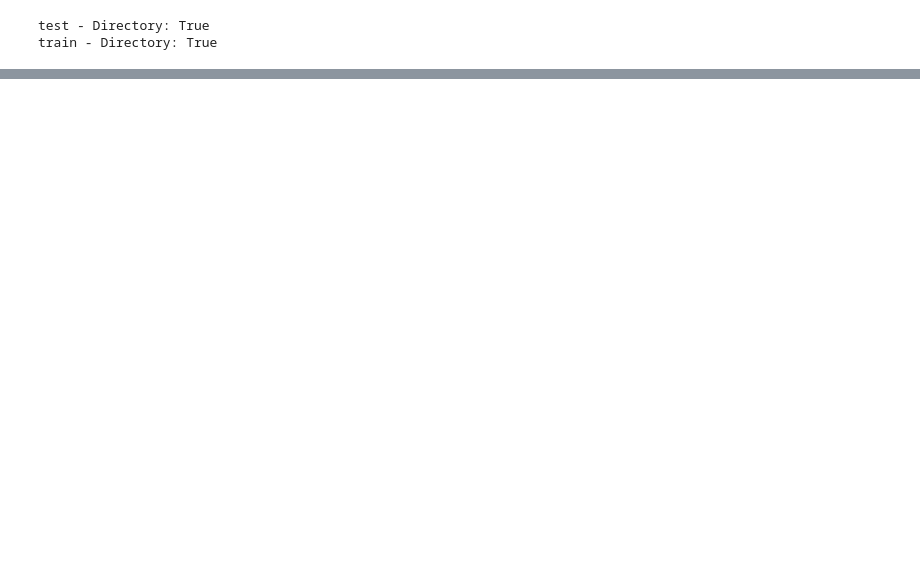
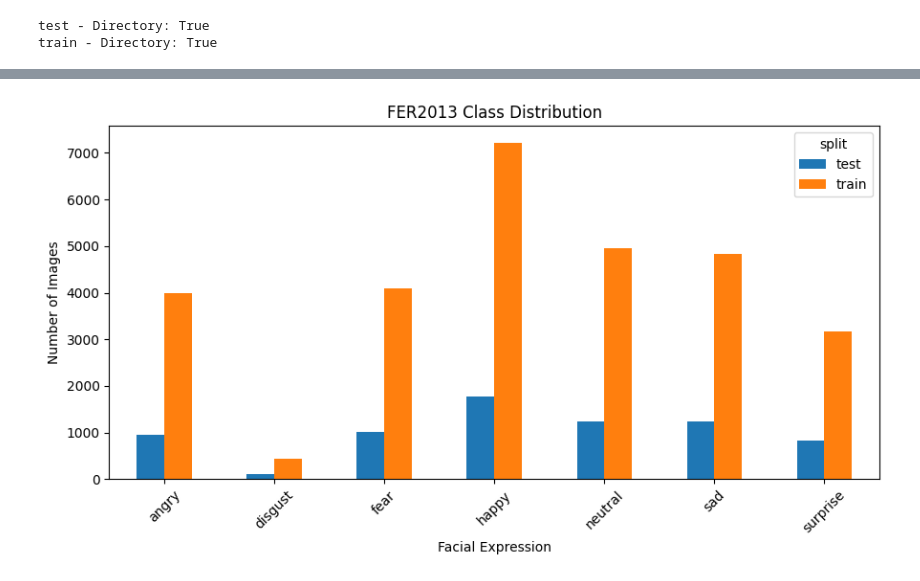
Before and after one commit to chtzortzi-alt/Tzortzi_Facial_Expressions, a Jupyter notebook: Tzortzi_Imaging_Dataset.ipynb, the cells around one changed output, grey strips where cells are left out. Drawn from its saved outputs; the diff is of its cells as text; code cells hidden in the pictures; blank space fills up the shorter version.

```diff
--- a/Tzortzi_Imaging_Dataset.ipynb
+++ b/Tzortzi_Imaging_Dataset.ipynb
@@ -24,0 +97,22 @@ train - Directory: True
+# %%
+import pandas as pd
+
+data = []
+
+for split, path in [("train", train_path), ("test", test_path)]:
+  for folder in sorted(path.iterdir()):
+    if folder.is_dir():
+      image_count = len([
+          file for file in folder.iterdir()
+          if file.suffix.lower() in [".jpg", ".jpeg", ".png"]
+      ])
+
+      data.append({
+          "split": split,
+          "expression": folder.name,
+          "count": image_count
+      })
+
+df = pd.DataFrame(data)
+
+display(df)
@@ -24,0 +135,19 @@ train - Directory: True
+# %%
+import matplotlib.pyplot as plt
+
+class_counts = df.pivot(
+    index = "expression",
+    columns = "split",
+    values = "count"
+)
+
+class_counts.plot(kind = "bar", figsize = (9, 5))
+
+plt.title("FER2013 Class Distribution")
+plt.xlabel("Facial Expression")
+plt.ylabel("Number of Images")
+plt.xticks(rotation = 45)
+plt.tight_layout()
+plt.show()
+# %% [output]
+[figure, added]
```
Also changed, not shown: parts of 20 cells of this notebook.
